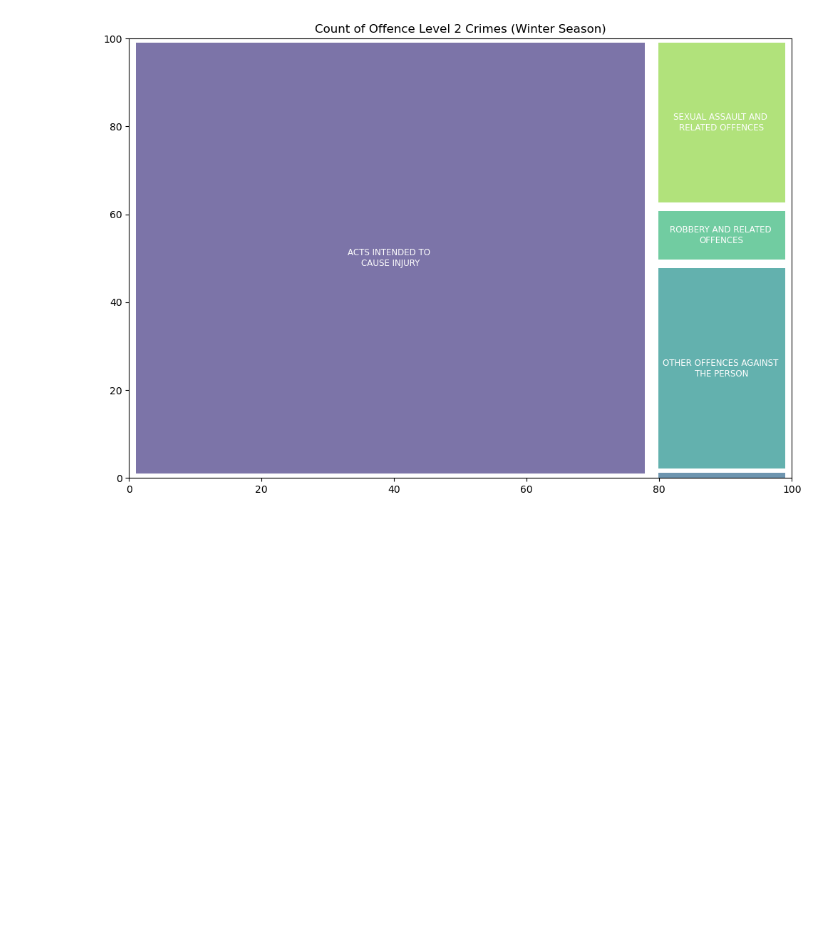
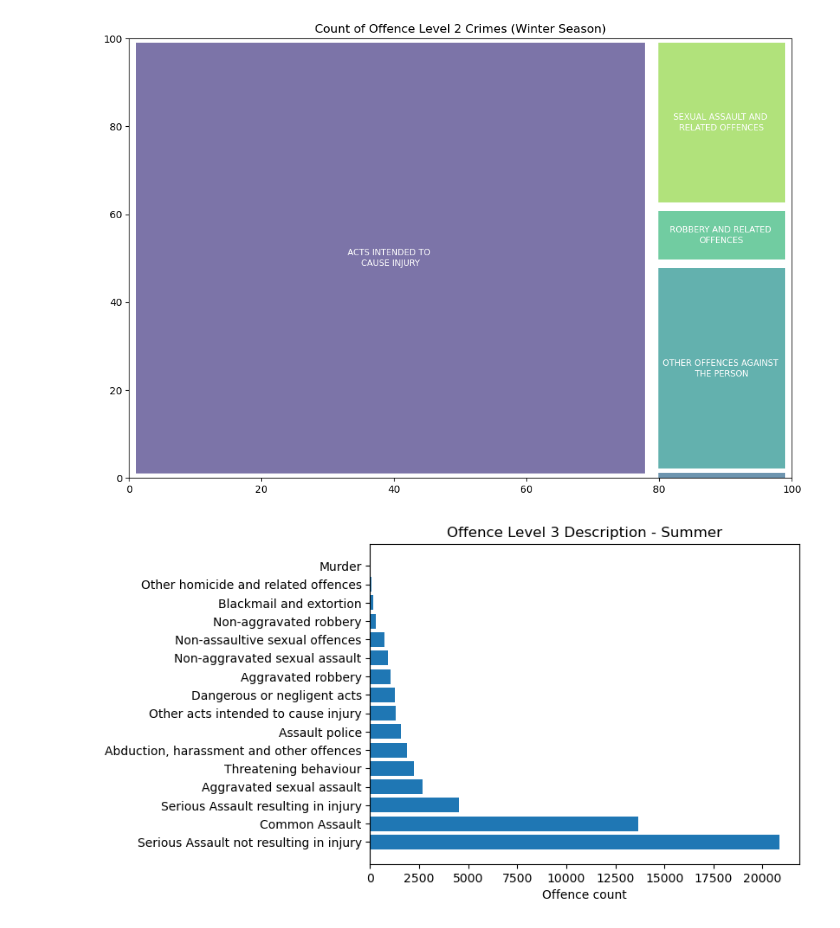
Before and after one commit to Evkn00/g1p1, a Jupyter notebook: nteakle-main.ipynb, the cells around one changed output. Cells and saved outputs as stored; diff of their text form; code cells hidden in the pictures; blank space fills up the shorter version.

```diff
--- a/nteakle-main.ipynb
+++ b/nteakle-main.ipynb
@@ -112,3 +112,17 @@ plt.axis()
 plt.show()
 # %% [output]
 [figure]
+# %%
+# Filter the data for the Summer season
+summer_df = df[df['Season'] == 'Summer']
+
+# Group the data by Offence Level 3 Description and sum the Offence count
+offence_counts = summer_df.groupby('Offence Level 3 Description')['Offence count'].sum().sort_values(ascending=False)
+
+# Create a horizontal bar plot
+plt.barh(offence_counts.index, offence_counts.values)
+plt.xlabel('Offence count')
+plt.title('Offence Level 3 Description - Summer')
+plt.show()
+# %% [output]
+[figure, added]
```
Also changed, not shown: parts of 2 cells of this notebook, 1 other file.
